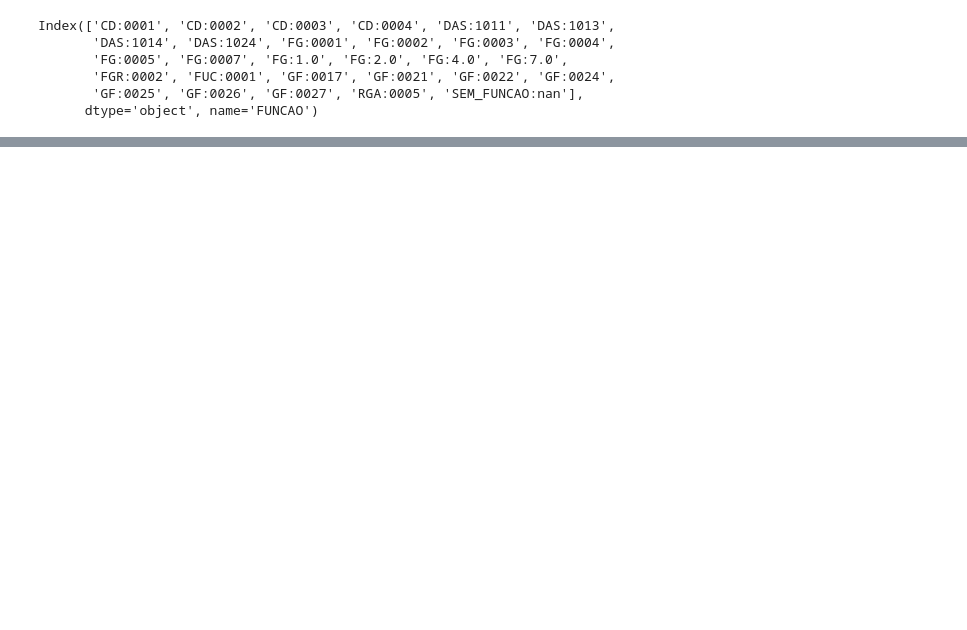
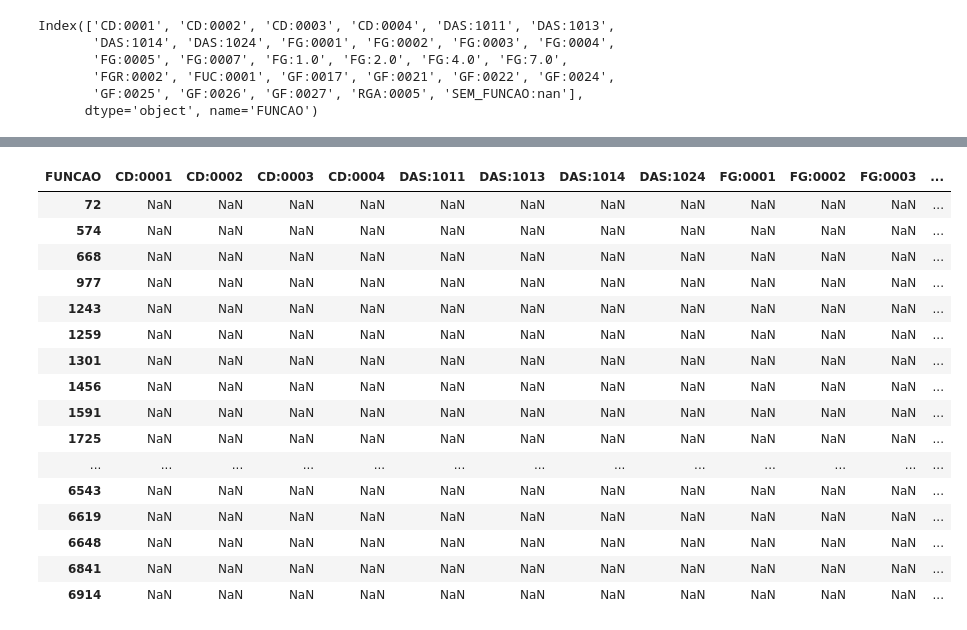
Before and after one commit to abevieiramota/analysis-servidores-federal, a Jupyter notebook: notebooks/1 - Remuneração.ipynb, the cells around one changed output, grey strips where cells are left out. Drawn from its saved outputs; the diff is of its cells as text; code cells hidden in the pictures; blank space fills up the shorter version.

```diff
--- a/notebooks/1 - Remuneração.ipynb
+++ b/notebooks/1 - Remuneração.ipynb
@@ -204,0 +226,20 @@ geral.sort_values('QTD FG/CD', ascending=False)[cols].to_csv('olhae_leonanrdo_ca
+# %%
+tudo_legal[tudo_legal.DESCRICAO_CARGO == 'COPEIRO']
+# %% [output]
+| FUNCAO | CD:0001 | CD:0002 | CD:0003 | CD:0004 | DAS:1011 | DAS:1013 | DAS:1014 | DAS:1024 | FG:0001 | FG:0002 | FG:0003 | ... |
+| 72 | NaN | NaN | NaN | NaN | NaN | NaN | NaN | NaN | NaN | NaN | NaN | ... |
+| 574 | NaN | NaN | NaN | NaN | NaN | NaN | NaN | NaN | NaN | NaN | NaN | ... |
+| 668 | NaN | NaN | NaN | NaN | NaN | NaN | NaN | NaN | NaN | NaN | NaN | ... |
+| 977 | NaN | NaN | NaN | NaN | NaN | NaN | NaN | NaN | NaN | NaN | NaN | ... |
+| 1243 | NaN | NaN | NaN | NaN | NaN | NaN | NaN | NaN | NaN | NaN | NaN | ... |
+| 1259 | NaN | NaN | NaN | NaN | NaN | NaN | NaN | NaN | NaN | NaN | NaN | ... |
+| 1301 | NaN | NaN | NaN | NaN | NaN | NaN | NaN | NaN | NaN | NaN | NaN | ... |
+| 1456 | NaN | NaN | NaN | NaN | NaN | NaN | NaN | NaN | NaN | NaN | NaN | ... |
+| 1591 | NaN | NaN | NaN | NaN | NaN | NaN | NaN | NaN | NaN | NaN | NaN | ... |
+| 1725 | NaN | NaN | NaN | NaN | NaN | NaN | NaN | NaN | NaN | NaN | NaN | ... |
+| ... | ... | ... | ... | ... | ... | ... | ... | ... | ... | ... | ... | ... |
+| 6543 | NaN | NaN | NaN | NaN | NaN | NaN | NaN | NaN | NaN | NaN | NaN | ... |
+| 6619 | NaN | NaN | NaN | NaN | NaN | NaN | NaN | NaN | NaN | NaN | NaN | ... |
+| 6648 | NaN | NaN | NaN | NaN | NaN | NaN | NaN | NaN | NaN | NaN | NaN | ... |
+| 6841 | NaN | NaN | NaN | NaN | NaN | NaN | NaN | NaN | NaN | NaN | NaN | ... |
+| 6914 | NaN | NaN | NaN | NaN | NaN | NaN | NaN | NaN | NaN | NaN | NaN | ... |
```
Also changed, not shown: parts of 7 cells of this notebook, 1 other file.
